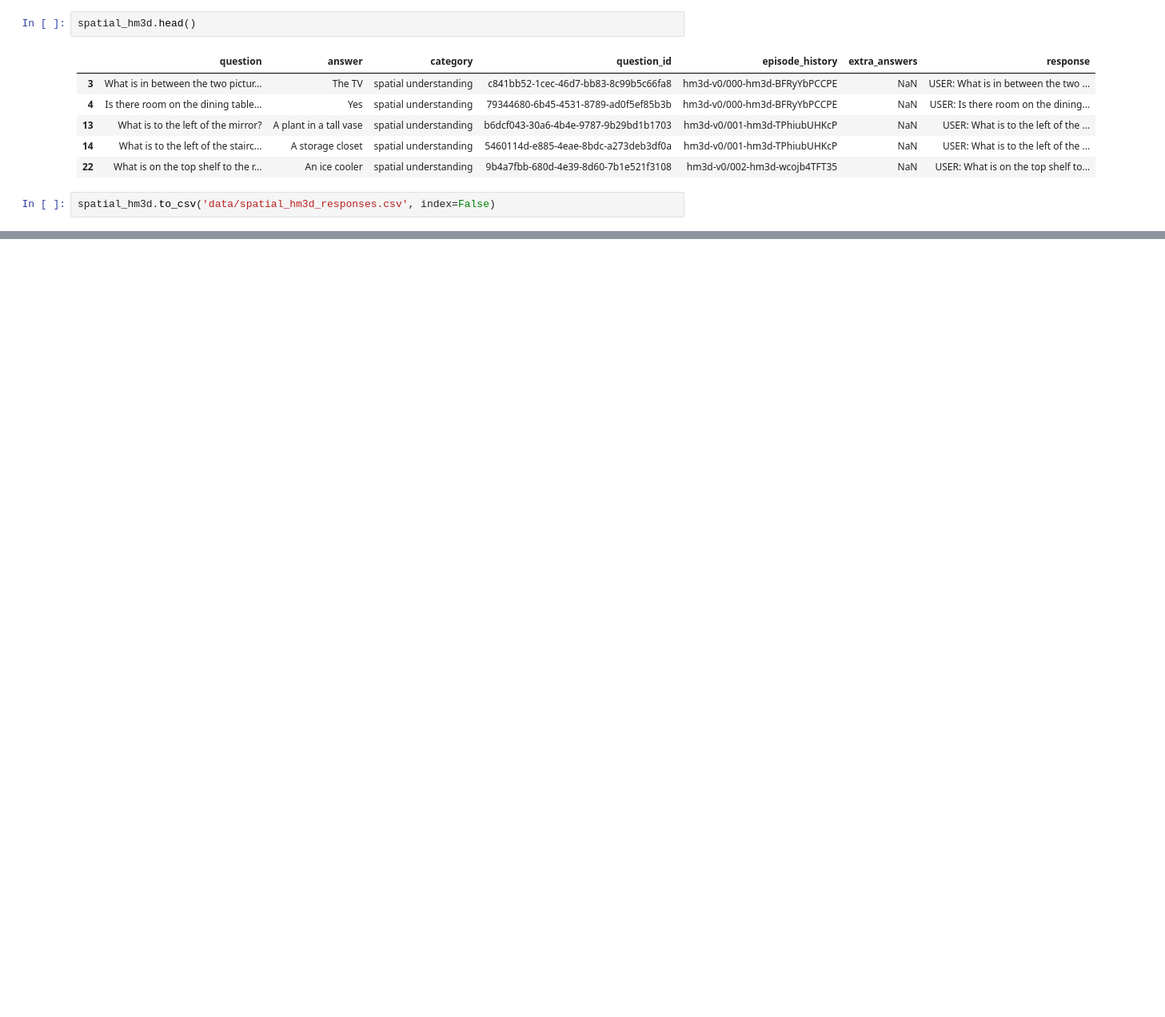
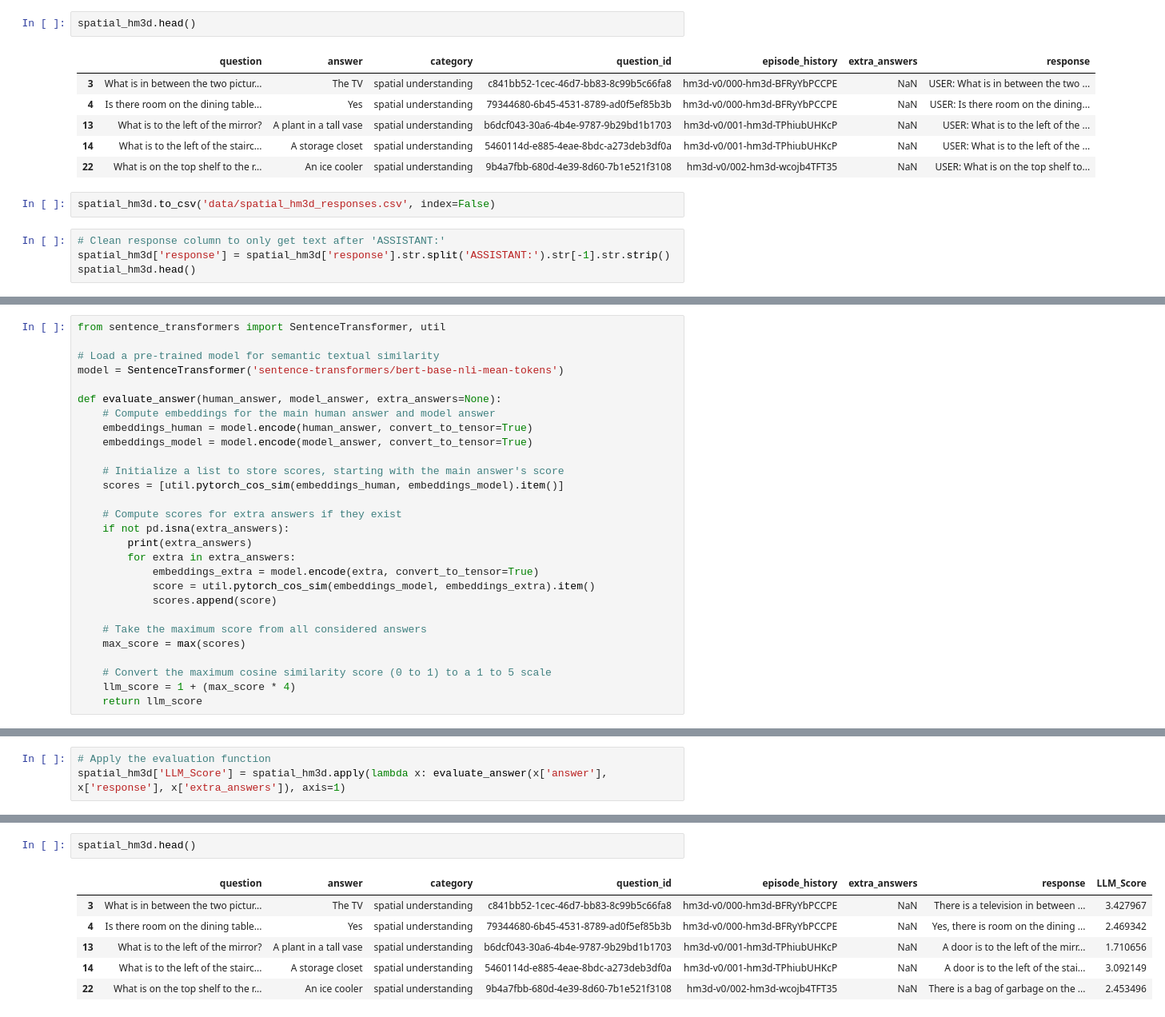
Before and after one commit to bridgetleonard2/open-eqa, a Jupyter notebook: spatial_llavaVideo.ipynb, the cells around one changed output, grey strips where cells are left out. Shown at 80% size. Drawn from its saved outputs; the diff is of its cells as text; blank space fills up the shorter version.

Commit message:
score responses with LLM

```diff
--- a/spatial_llavaVideo.ipynb
+++ b/spatial_llavaVideo.ipynb
@@ -161,3 +161,7 @@ spatial_hm3d.head()
 | 22 | What is on the top shelf to the r... | An ice cooler | spatial understanding | 9b4a7fbb-680d-4e39-8d60-7b1e521f3108 | hm3d-v0/002-hm3d-wcojb4TFT35 | NaN | USER: What is on the top shelf to... |
 # %%
 spatial_hm3d.to_csv('data/spatial_hm3d_responses.csv', index=False)
+# %%
+# Clean response column to only get text after 'ASSISTANT:'
+spatial_hm3d['response'] = spatial_hm3d['response'].str.split('ASSISTANT:').str[-1].str.strip()
+spatial_hm3d.head()
@@ -163,0 +182,28 @@ spatial_hm3d.to_csv('data/spatial_hm3d_responses.csv', index=False)
+# %%
+from sentence_transformers import SentenceTransformer, util
+
+# Load a pre-trained model for semantic textual similarity
+model = SentenceTransformer('sentence-transformers/bert-base-nli-mean-tokens')
+
+def evaluate_answer(human_answer, model_answer, extra_answers=None):
+    # Compute embeddings for the main human answer and model answer
+    embeddings_human = model.encode(human_answer, convert_to_tensor=True)
+    embeddings_model = model.encode(model_answer, convert_to_tensor=True)
+
+    # Initialize a list to store scores, starting with the main answer's score
+    scores = [util.pytorch_cos_sim(embeddings_human, embeddings_model).item()]
+
+    # Compute scores for extra answers if they exist
+    if not pd.isna(extra_answers):
+        print(extra_answers)
+        for extra in extra_answers:
+            embeddings_extra = model.encode(extra, convert_to_tensor=True)
+            score = util.pytorch_cos_sim(embeddings_model, embeddings_extra).item()
+            scores.append(score)
+
+    # Take the maximum score from all considered answers
+    max_score = max(scores)
+
+    # Convert the maximum cosine similarity score (0 to 1) to a 1 to 5 scale
+    llm_score = 1 + (max_score * 4)
+    return llm_score
@@ -163,0 +216,3 @@ spatial_hm3d.to_csv('data/spatial_hm3d_responses.csv', index=False)
+# %%
+# Apply the evaluation function
+spatial_hm3d['LLM_Score'] = spatial_hm3d.apply(lambda x: evaluate_answer(x['answer'], x['response'], x['extra_answers']), axis=1)
@@ -163,0 +225,9 @@ spatial_hm3d.to_csv('data/spatial_hm3d_responses.csv', index=False)
+# %%
+spatial_hm3d.head()
+# %% [output]
+|  | question | answer | category | question_id | episode_history | extra_answers | response | LLM_Score |
+| 3 | What is in between the two pictur... | The TV | spatial understanding | c841bb52-1cec-46d7-bb83-8c99b5c66fa8 | hm3d-v0/000-hm3d-BFRyYbPCCPE | NaN | There is a television in between ... | 3.427967 |
+| 4 | Is there room on the dining table... | Yes | spatial understanding | 79344680-6b45-4531-8789-ad0f5ef85b3b | hm3d-v0/000-hm3d-BFRyYbPCCPE | NaN | Yes, there is room on the dining ... | 2.469342 |
+| 13 | What is to the left of the mirror? | A plant in a tall vase | spatial understanding | b6dcf043-30a6-4b4e-9787-9b29bd1b1703 | hm3d-v0/001-hm3d-TPhiubUHKcP | NaN | A door is to the left of the mirr... | 1.710656 |
+| 14 | What is to the left of the stairc... | A storage closet | spatial understanding | 5460114d-e885-4eae-8bdc-a273deb3df0a | hm3d-v0/001-hm3d-TPhiubUHKcP | NaN | A door is to the left of the stai... | 3.092149 |
+| 22 | What is on the top shelf to the r... | An ice cooler | spatial understanding | 9b4a7fbb-680d-4e39-8d60-7b1e521f3108 | hm3d-v0/002-hm3d-wcojb4TFT35 | NaN | There is a bag of garbage on the ... | 2.453496 |
```
Also changed, not shown: parts of 5 cells of this notebook, 1 other file.
